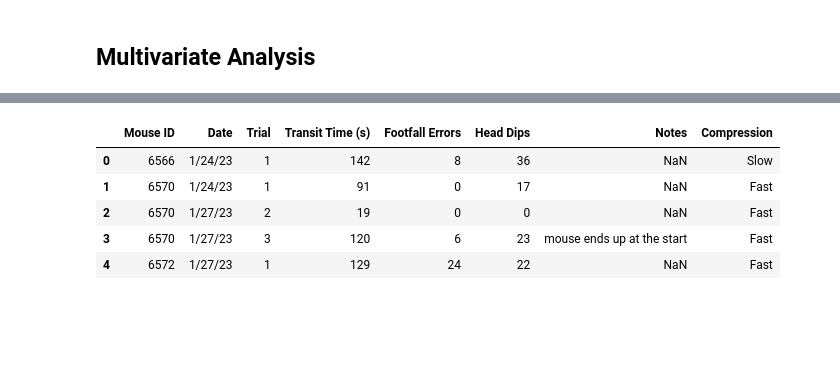
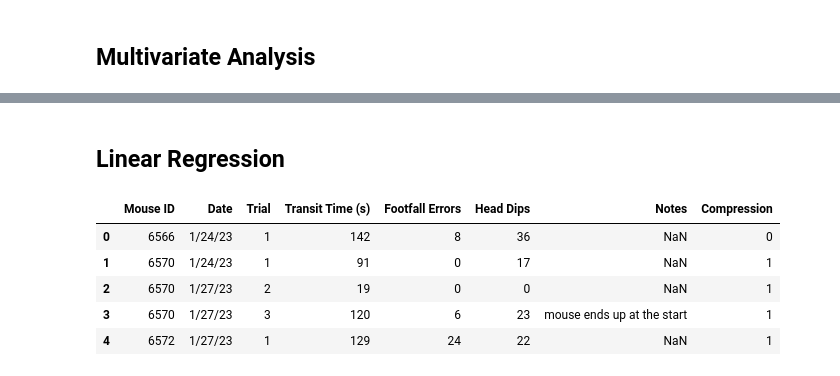
Before and after one commit to milliehuang2022/Chronic-Spinal-Cord-Injury, a Jupyter notebook: mouse_plank.ipynb, the cells around one changed output, grey strips where cells are left out. Cells and saved outputs as stored; diff of their text form; code cells hidden in the pictures; blank space fills up the shorter version.

```diff
--- a/mouse_plank.ipynb
+++ b/mouse_plank.ipynb
@@ -147,9 +144,17 @@ mouse_plank["Compression"] = mouse_plank.apply(label_compression, axis = 1)
-# %%
-mouse_plank.head()
-# %% [output]
-|  | Mouse ID | Date | Trial | Transit Time (s) | Footfall Errors | Head Dips | Notes | Compression |
-| 0 | 6566 | 1/24/23 | 1 | 142 | 8 | 36 | NaN | Slow |
-| 1 | 6570 | 1/24/23 | 1 | 91 | 0 | 17 | NaN | Fast |
-| 2 | 6570 | 1/27/23 | 2 | 19 | 0 | 0 | NaN | Fast |
-| 3 | 6570 | 1/27/23 | 3 | 120 | 6 | 23 | mouse ends up at the start | Fast |
-| 4 | 6572 | 1/27/23 | 1 | 129 | 24 | 22 | NaN | Fast |
+# %% [markdown]
+## Linear Regression
+# %%
+compression_dummies = pd.get_dummies(mouse_plank["Compression"]).iloc[:,0]
+# %%
+compression_df = pd.concat([mouse_plank, compression_dummies], axis = 1)
+compression_df = compression_df.drop("Compression", axis = 1)
+compression_df["Fast"] = compression_df["Fast"].astype(int)
+compression_df = compression_df.rename(columns = {"Fast":"Compression"})
+compression_df.head()
+# %% [output]
+|  | Mouse ID | Date | Trial | Transit Time (s) | Footfall Errors | Head Dips | Notes | Compression |
+| 0 | 6566 | 1/24/23 | 1 | 142 | 8 | 36 | NaN | 0 |
+| 1 | 6570 | 1/24/23 | 1 | 91 | 0 | 17 | NaN | 1 |
+| 2 | 6570 | 1/27/23 | 2 | 19 | 0 | 0 | NaN | 1 |
+| 3 | 6570 | 1/27/23 | 3 | 120 | 6 | 23 | mouse ends up at the start | 1 |
+| 4 | 6572 | 1/27/23 | 1 | 129 | 24 | 22 | NaN | 1 |
```
Also changed, not shown: parts of 17 cells of this notebook.
